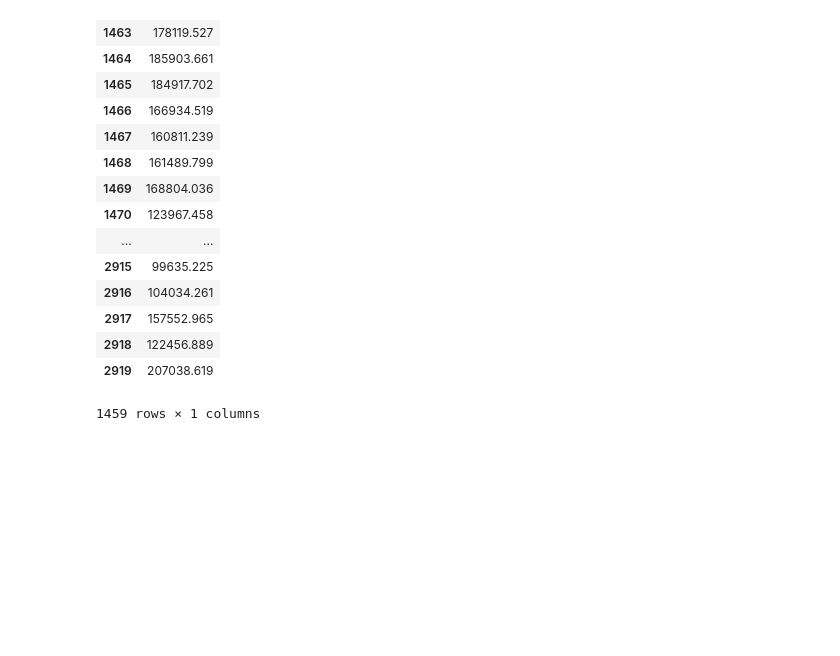
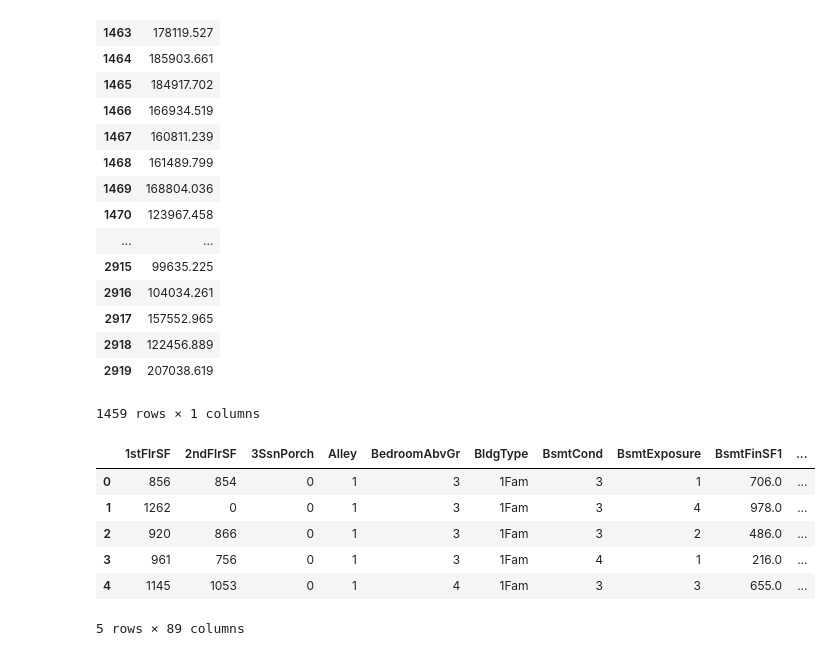
Before and after one commit to shom-gh/ML_project, a Jupyter notebook: MJC_Models.ipynb, the cells around one changed output. Cells and saved outputs as stored; diff of their text form; code cells hidden in the pictures; blank space fills up the shorter version.

```diff
--- a/MJC_Models.ipynb
+++ b/MJC_Models.ipynb
@@ -504,0 +550,11 @@ sp
+# %%
+df = pd.read_csv('/Users/Kenneth S. Hansen/Dropbox/MSc Business Intelligence/Kaggle/df_all.csv', index_col=0)
+df.head()
+# %% [output]
+|  | 1stFlrSF | 2ndFlrSF | 3SsnPorch | Alley | BedroomAbvGr | BldgType | BsmtCond | BsmtExposure | BsmtFinSF1 | ... |
+| 0 | 856 | 854 | 0 | 1 | 3 | 1Fam | 3 | 1 | 706.0 | ... |
+| 1 | 1262 | 0 | 0 | 1 | 3 | 1Fam | 3 | 4 | 978.0 | ... |
+| 2 | 920 | 866 | 0 | 1 | 3 | 1Fam | 3 | 2 | 486.0 | ... |
+| 3 | 961 | 756 | 0 | 1 | 3 | 1Fam | 4 | 1 | 216.0 | ... |
+| 4 | 1145 | 1053 | 0 | 1 | 4 | 1Fam | 3 | 3 | 655.0 | ... |
+5 rows × 89 columns
```
Also changed, not shown: parts of 22 cells of this notebook, 1 other file.
